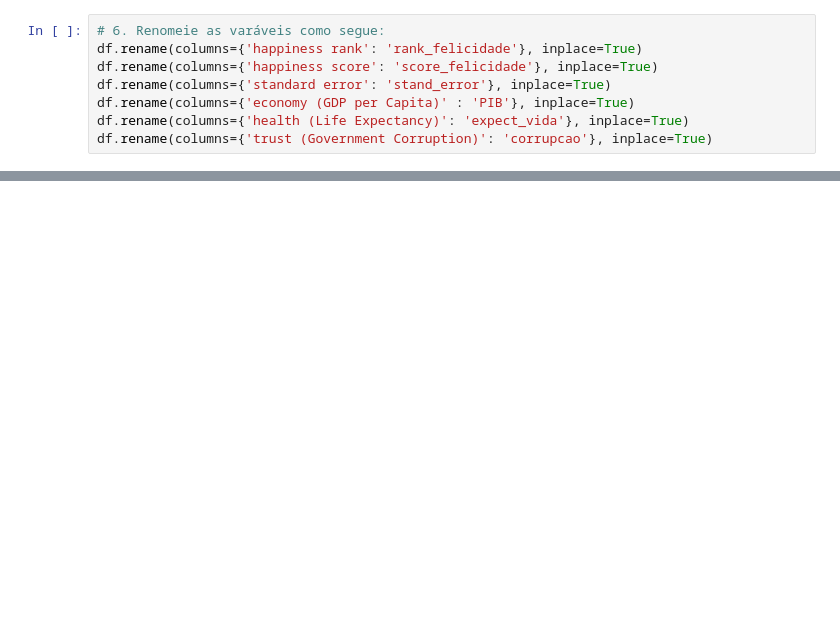
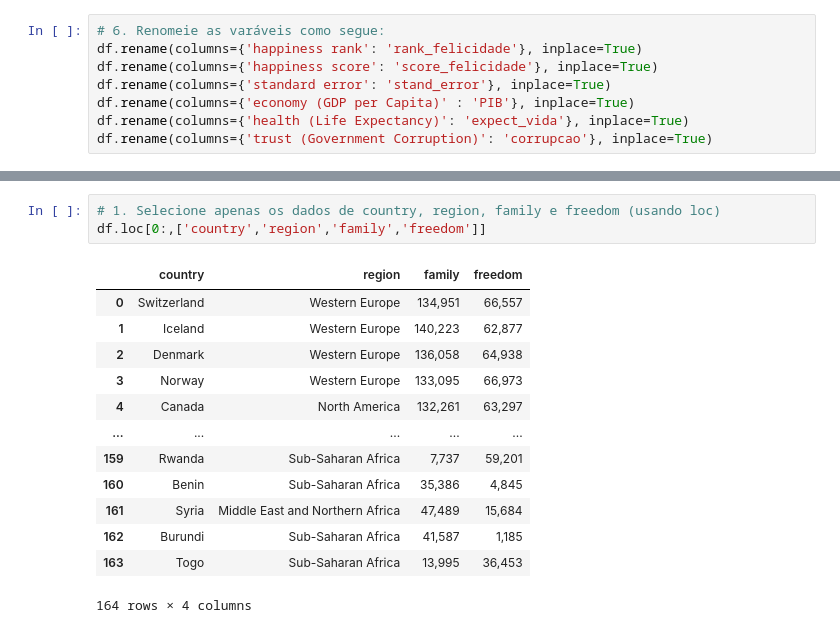
Before and after one commit to nycolexavier/course-data-analysis, a Jupyter notebook: introducao_pandas1.ipynb, the cells around one changed output, grey strips where cells are left out. Drawn from its saved outputs; the diff is of its cells as text; blank space fills up the shorter version.

```diff
--- a/introducao_pandas1.ipynb
+++ b/introducao_pandas1.ipynb
@@ -71,0 +108,17 @@ Name: expect_vida, Length: 164, dtype: object
+# %%
+# 1. Selecione apenas os dados de country, region, family e freedom (usando loc)
+df.loc[0:,['country','region','family','freedom']]
+# %% [output]
+|  | country | region | family | freedom |
+| 0 | Switzerland | Western Europe | 134,951 | 66,557 |
+| 1 | Iceland | Western Europe | 140,223 | 62,877 |
+| 2 | Denmark | Western Europe | 136,058 | 64,938 |
+| 3 | Norway | Western Europe | 133,095 | 66,973 |
+| 4 | Canada | North America | 132,261 | 63,297 |
+| ... | ... | ... | ... | ... |
+| 159 | Rwanda | Sub-Saharan Africa | 7,737 | 59,201 |
+| 160 | Benin | Sub-Saharan Africa | 35,386 | 4,845 |
+| 161 | Syria | Middle East and Northern Africa | 47,489 | 15,684 |
+| 162 | Burundi | Sub-Saharan Africa | 41,587 | 1,185 |
+| 163 | Togo | Sub-Saharan Africa | 13,995 | 36,453 |
+164 rows × 4 columns
```
Also changed, not shown: parts of 11 cells of this notebook, 5 other files.
